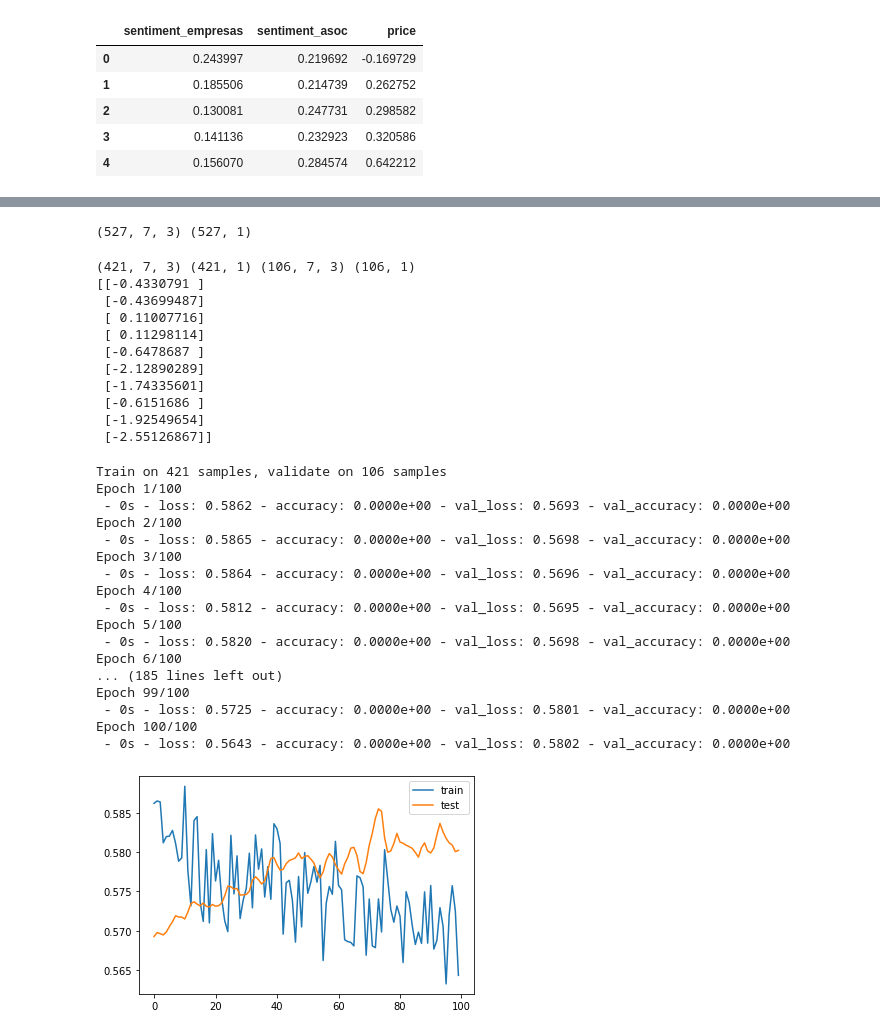
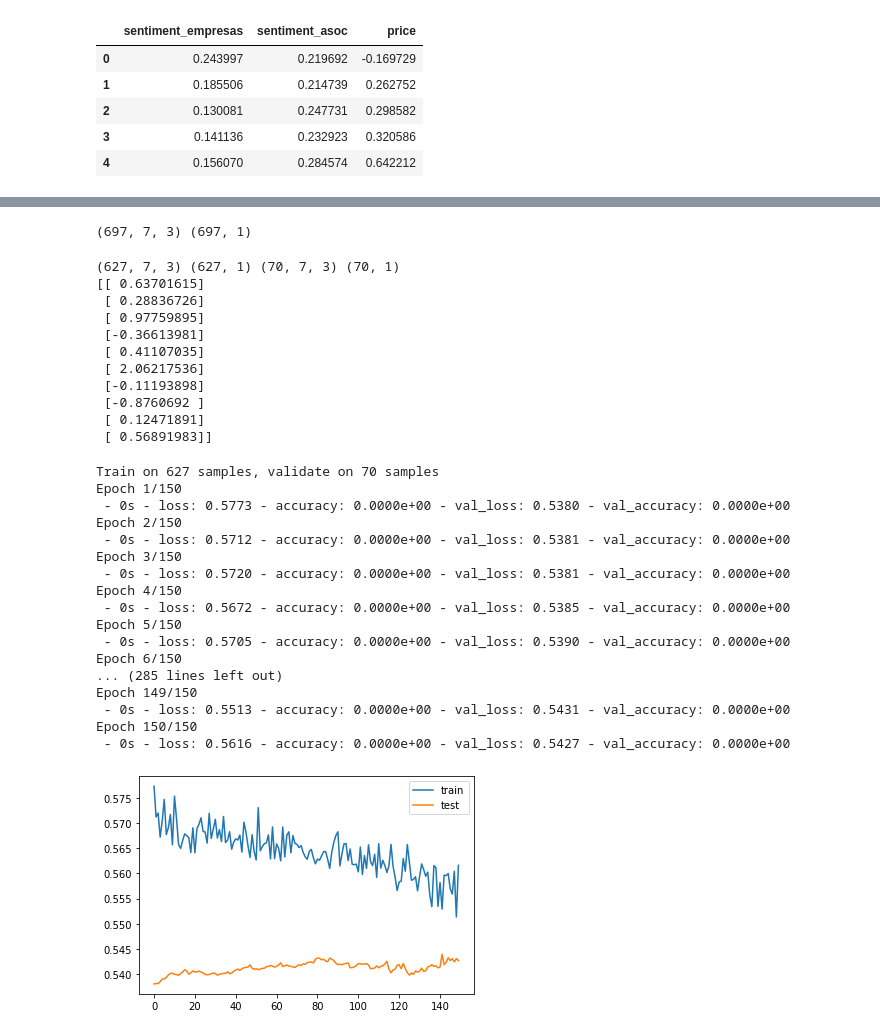
Before and after one commit to news-scrapers/twitter-data-scripts-analysis, a Jupyter notebook: neural_network_models/models_regresion_nn_pe.ipynb, the cells around one changed output, grey strips where cells are left out. Cells and saved outputs as stored; diff of their text form; code cells hidden in the pictures.

```diff
--- a/neural_network_models/models_regresion_nn_pe.ipynb
+++ b/neural_network_models/models_regresion_nn_pe.ipynb
@@ -86,7 +88,7 @@ df.head()
 | 4 | 0.156070 | 0.284574 | 0.642212 |
 # %%
 filename_asoc = "../data/grouped_data_day_mean_tweets_sentimentdata-scraper_asociaciones_peru-2016-2020.csv"
-filename_empresas ="../data/grouped_data_day_mean_tweets_sentimentdata-scraper_empresas_peru_2018-2020.csv"
+filename_empresas ="../data/grouped_data_day_mean_tweets_sentimentdata-scraper_empresas_peru_2017-2020.csv"
 filename_precios_bolsa = "../data/pe_bvl_mean_day.csv"
 
 df_asoc = pd.read_csv(filename_asoc, sep=";")
@@ -111,7 +113,7 @@ df_total['sentiment_empresas'] = df_total['sentiment_empresas'].astype(float)
 df_total['peru_change'] = df_total['peru_change'].astype(float)
 
 
-df_total = df_total[:-100]
+df_total = df_total[:-110]
 df_total
 # %% [output]
 |  | normalised_date | sentiment_asociacones | sentiment_empresas | date | peru_change |
@@ -175,11 +177,11 @@ X = np.array(create_window_data_arrays((X_sent_asoc,X_sent_empresas, X_prices),
 Y = create_window_data_array_with_shift(X_prices_next, future_steps, num_steps +future_steps)
 print(X.shape, Y.shape)
 # %% [output]
-(527, 7, 3) (527, 1)
+(697, 7, 3) (697, 1)
 # %%
 
 train_X, test_X, train_y, test_y = train_test_split(
-X, Y, test_size=0.20, shuffle=False)
+X, Y, test_size=0.10, shuffle=False)
 
 '''
 train_X, test_X, train_y, test_y = train_test_split(
@@ -190,54 +192,54 @@ X, Y, test_size=0.10, random_state=1000)
 print(train_X.shape, train_y.shape, test_X.shape, test_y.shape)
 print(train_y[-10:])
 # %% [output]
-(421, 7, 3) (421, 1) (106, 7, 3) (106, 1)
-[[-0.4330791 ]
- [-0.43699487]
- [ 0.11007716]
- [ 0.11298114]
- [-0.6478687 ]
- [-2.12890289]
- [-1.74335601]
- [-0.6151686 ]
- [-1.92549654]
- [-2.55126867]]
+(627, 7, 3) (627, 1) (70, 7, 3) (70, 1)
+[[ 0.63701615]
+ [ 0.28836726]
+ [ 0.97759895]
+ [-0.36613981]
+ [ 0.41107035]
+ [ 2.06217536]
+ [-0.11193898]
+ [-0.8760692 ]
+ [ 0.12471891]
+ [ 0.56891983]]
 # %%
 output_size = future_steps
 model = Sequential()
-model.add(LSTM(50, activation='relu', input_shape=(train_X.shape[1], train_X.shape[2])))
+model.add(LSTM(60, activation='relu', input_shape=(train_X.shape[1], train_X.shape[2])))
 model.add(Dropout(0.6))
 model.add(Dense(40, activation='relu'))
 model.add(Dropout(0.6))
 model.add(Dense(output_size))
 
 model.compile(loss='mae', optimizer='adam',metrics=['accuracy'])
 csv_logger = CSVLogger('log_loss.csv', append=False, separator=';')
 # fit network
-history = model.fit(train_X, train_y, epochs=100, batch_size=40, validation_data=(test_X, test_y), verbose=2, shuffle=False, callbacks=[csv_logger])
+history = model.fit(train_X, train_y, epochs=150, batch_size=40, validation_data=(test_X, test_y), verbose=2, shuffle=False, callbacks=[csv_logger])
 # plot history
 pyplot.plot(history.history['loss'], label='train')
 pyplot.plot(history.history['val_loss'], label='test')
 pyplot.legend()
 pyplot.show()
 # %% [output]
-Train on 421 samples, validate on 106 samples
-Epoch 1/100
- - 0s - loss: 0.5862 - accuracy: 0.0000e+00 - val_loss: 0.5693 - val_accuracy: 0.0000e+00
-Epoch 2/100
- - 0s - loss: 0.5865 - accuracy: 0.0000e+00 - val_loss: 0.5698 - val_accuracy: 0.0000e+00
-Epoch 3/100
- - 0s - loss: 0.5864 - accuracy: 0.0000e+00 - val_loss: 0.5696 - val_accuracy: 0.0000e+00
-Epoch 4/100
- - 0s - loss: 0.5812 - accuracy: 0.0000e+00 - val_loss: 0.5695 - val_accuracy: 0.0000e+00
-Epoch 5/100
- - 0s - loss: 0.5820 - accuracy: 0.0000e+00 - val_loss: 0.5698 - val_accuracy: 0.0000e+00
-Epoch 6/100
-... (185 lines left out)
-Epoch 99/100
- - 0s - loss: 0.5725 - accuracy: 0.0000e+00 - val_loss: 0.5801 - val_accuracy: 0.0000e+00
-Epoch 100/100
- - 0s - loss: 0.5643 - accuracy: 0.0000e+00 - val_loss: 0.5802 - val_accuracy: 0.0000e+00
+Train on 627 samples, validate on 70 samples
+Epoch 1/150
+ - 0s - loss: 0.5773 - accuracy: 0.0000e+00 - val_loss: 0.5380 - val_accuracy: 0.0000e+00
+Epoch 2/150
+ - 0s - loss: 0.5712 - accuracy: 0.0000e+00 - val_loss: 0.5381 - val_accuracy: 0.0000e+00
+Epoch 3/150
+ - 0s - loss: 0.5720 - accuracy: 0.0000e+00 - val_loss: 0.5381 - val_accuracy: 0.0000e+00
+Epoch 4/150
+ - 0s - loss: 0.5672 - accuracy: 0.0000e+00 - val_loss: 0.5385 - val_accuracy: 0.0000e+00
+Epoch 5/150
+ - 0s - loss: 0.5705 - accuracy: 0.0000e+00 - val_loss: 0.5390 - val_accuracy: 0.0000e+00
+Epoch 6/150
+... (285 lines left out)
+Epoch 149/150
+ - 0s - loss: 0.5513 - accuracy: 0.0000e+00 - val_loss: 0.5431 - val_accuracy: 0.0000e+00
+Epoch 150/150
+ - 0s - loss: 0.5616 - accuracy: 0.0000e+00 - val_loss: 0.5427 - val_accuracy: 0.0000e+00
-[figure, old version]
+[figure, new version]
 # %%
 output_size = future_steps
 n_timesteps = train_X.shape[1]
```
Also changed, not shown: parts of 8 cells of this notebook, 12 other files.
